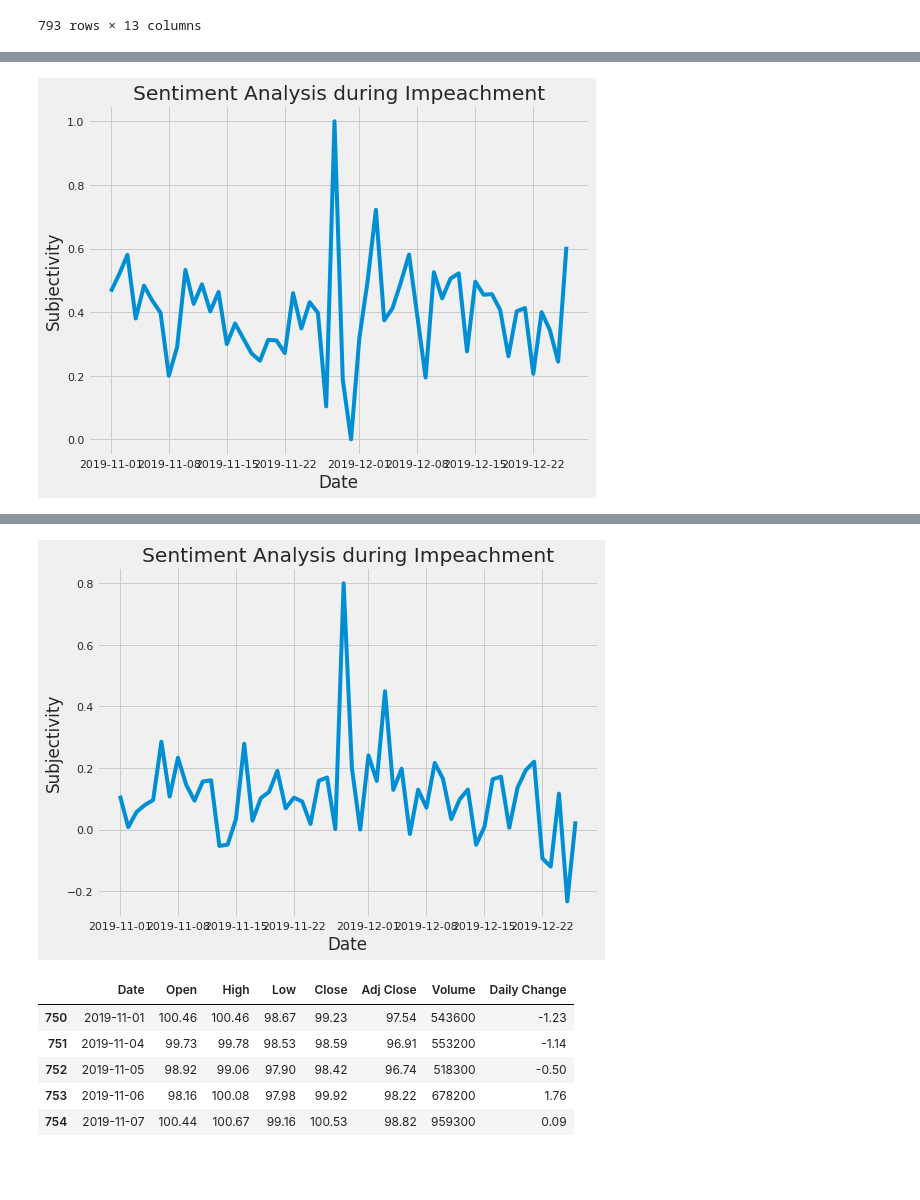
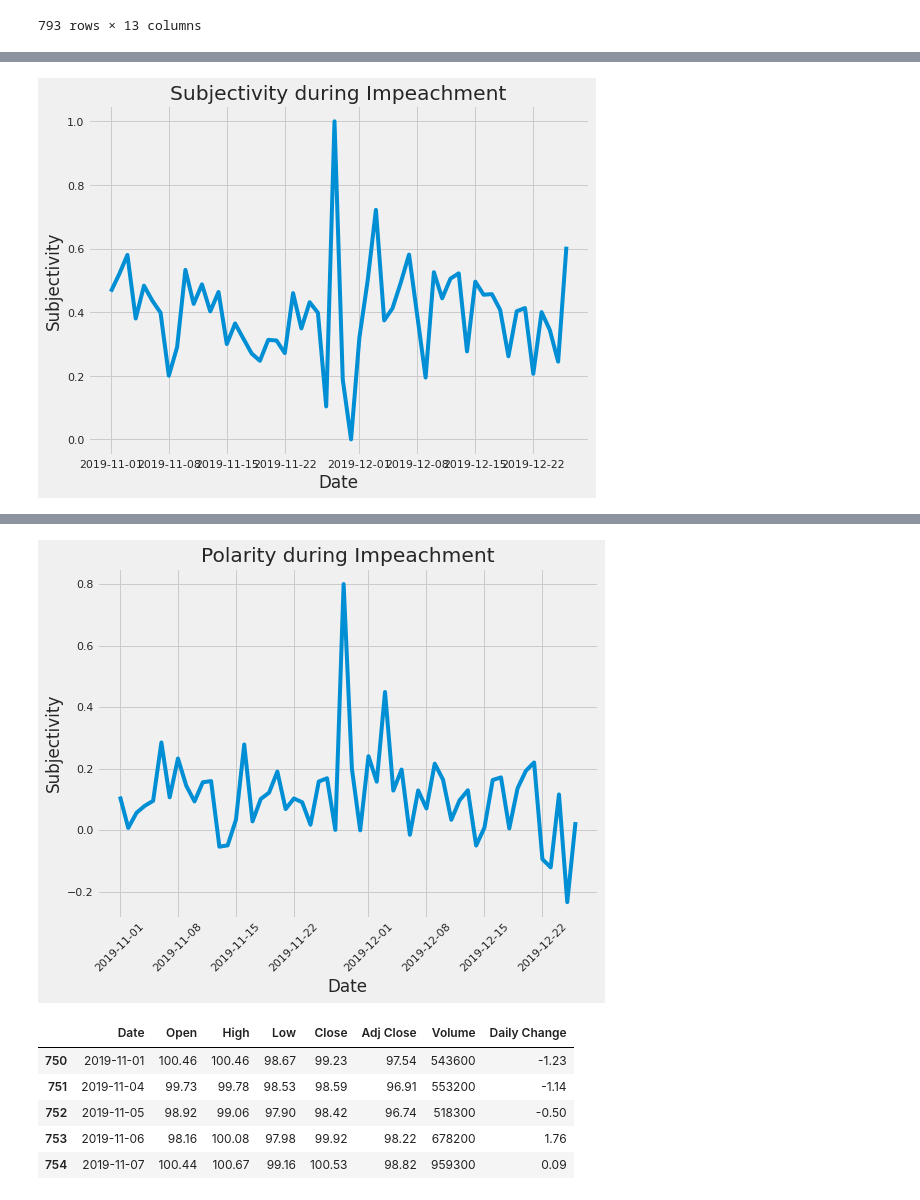
Before and after one commit to cybertraining-dsc/fa20-523-307, a Jupyter notebook: project/Analysis of Financial Markets based on President Trump's Tweets.ipynb, the cells around one changed output, grey strips where cells are left out. Cells and saved outputs as stored; diff of their text form; code cells hidden in the pictures; blank space fills up the shorter version.

Commit message:
Combine impeachment graph

```diff
--- a/project/Analysis of Financial Markets based on President Trump's Tweets.ipynb
+++ b/project/Analysis of Financial Markets based on President Trump's Tweets.ipynb
@@ -781,12 +781,13 @@ Name: Subjectivity, dtype: float64
 # %%
 plt.figure(figsize=(8,6))
 plt.plot(mean_subjectivity)
-plt.title('Sentiment Analysis during Impeachment')
+plt.title('Subjectivity during Impeachment')
 plt.xlabel('Date')
+plt.xticks(rotation = 45)
 plt.ylabel('Subjectivity')
 plt.show()
 # %% [output]
-[figure, old version]
+[figure, new version]
 # %%
 mean_polarity = impeachment_tweets.groupby("Date")['Polarity'].mean()
 mean_polarity
@@ -811,12 +812,13 @@ Name: Polarity, dtype: float64
 # %%
 plt.figure(figsize=(8,6))
 plt.plot(mean_polarity)
-plt.title('Sentiment Analysis during Impeachment')
+plt.title('Polarity during Impeachment')
 plt.xlabel('Date')
+plt.xticks(rotation = 45)
 plt.ylabel('Subjectivity')
 plt.show()
 # %% [output]
-[figure, old version]
+[figure, new version]
 # %%
 impeachment_stock_data = stock_data[stock_data['Date'] >= pd.to_datetime('2019-11-01')]
 impeachment_stock_data = impeachment_stock_data[impeachment_stock_data['Date'] <= pd.to_datetime('2019-12-26')]
```
Also changed, not shown: parts of 1 cell of this notebook.
